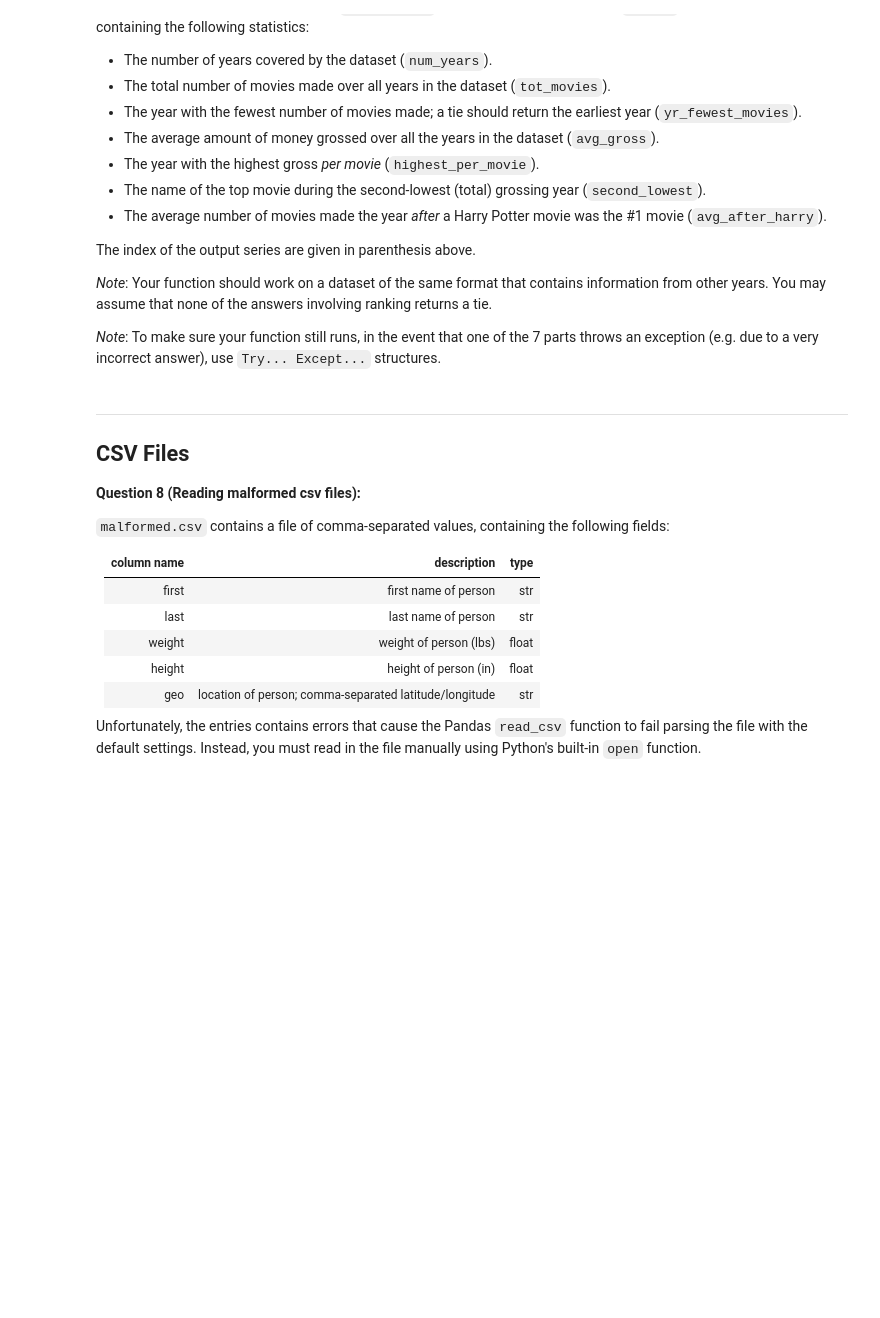
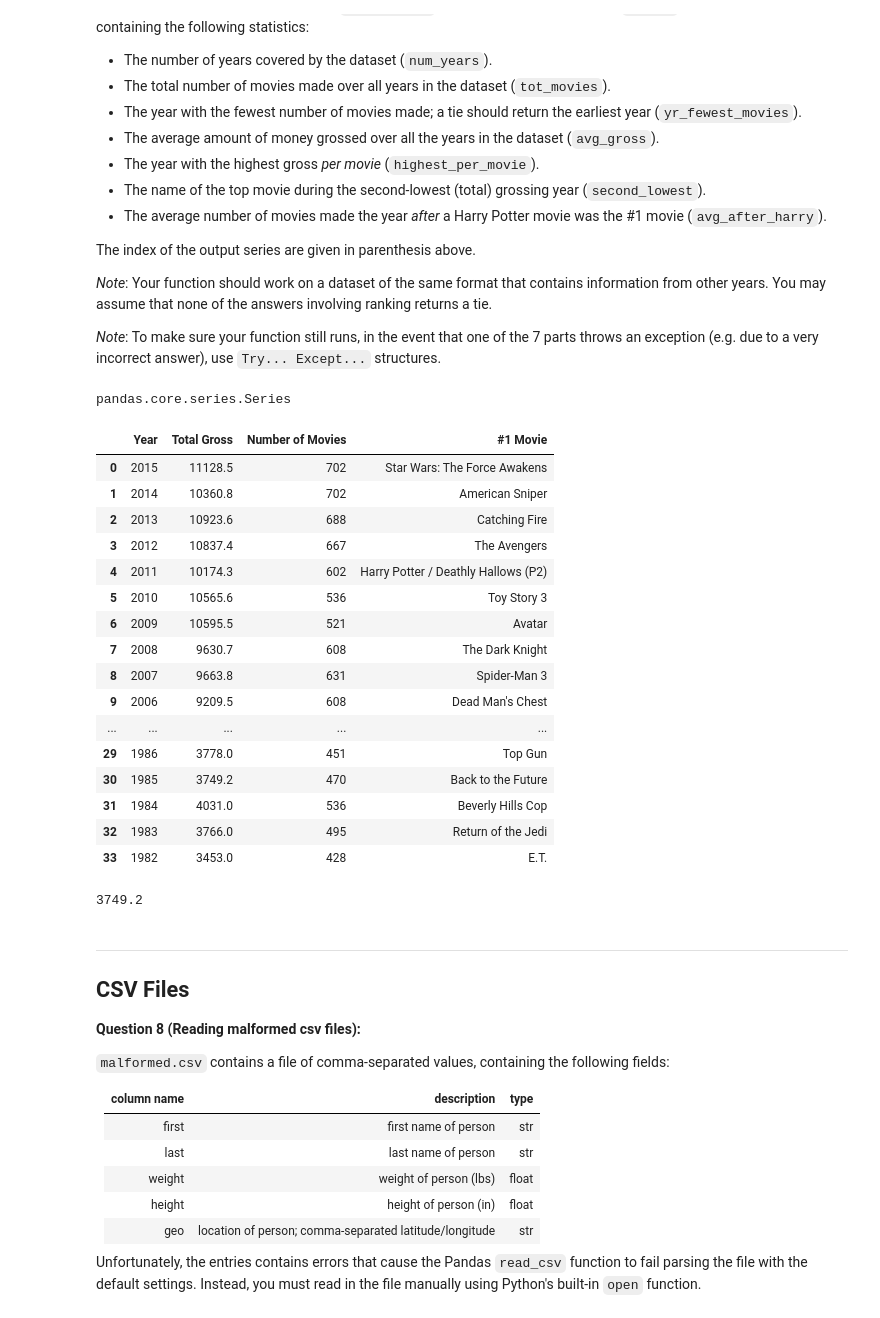
Before and after one commit to lks1227/dsc80-sp20, a Jupyter notebook: labs/lab01/lab01.ipynb, the cells around one changed output. Drawn from its saved outputs; the diff is of its cells as text; code cells hidden in the pictures; blank space fills up the shorter version.

```diff
--- a/labs/lab01/lab01.ipynb
+++ b/labs/lab01/lab01.ipynb
@@ -229,6 +263,34 @@ The index of the output series are given in parenthesis above.
 # %%
 movie_fp = os.path.join('data', 'movies_by_year.csv')
 movies = pd.read_csv(movie_fp)
+# %%
+type(lab.movie_stats(movies))
+# %% [output]
+pandas.core.series.Series
+# %%
+movies
+# %% [output]
+|  | Year | Total Gross | Number of Movies | #1 Movie |
+| 0 | 2015 | 11128.5 | 702 | Star Wars: The Force Awakens |
+| 1 | 2014 | 10360.8 | 702 | American Sniper |
+| 2 | 2013 | 10923.6 | 688 | Catching Fire |
+| 3 | 2012 | 10837.4 | 667 | The Avengers |
+| 4 | 2011 | 10174.3 | 602 | Harry Potter / Deathly Hallows (P2) |
+| 5 | 2010 | 10565.6 | 536 | Toy Story 3 |
+| 6 | 2009 | 10595.5 | 521 | Avatar |
+| 7 | 2008 | 9630.7 | 608 | The Dark Knight |
+| 8 | 2007 | 9663.8 | 631 | Spider-Man 3 |
+| 9 | 2006 | 9209.5 | 608 | Dead Man's Chest |
+| ... | ... | ... | ... | ... |
+| 29 | 1986 | 3778.0 | 451 | Top Gun |
+| 30 | 1985 | 3749.2 | 470 | Back to the Future |
+| 31 | 1984 | 4031.0 | 536 | Beverly Hills Cop |
+| 32 | 1983 | 3766.0 | 495 | Return of the Jedi |
+| 33 | 1982 | 3453.0 | 428 | E.T. |
+# %%
+movies["Total Gross"].nsmallest(2).iloc[-1]
+# %% [output]
+3749.2
 # %% [markdown]
 ---
 
```
Also changed, not shown: parts of 15 cells of this notebook, 5 other files.
